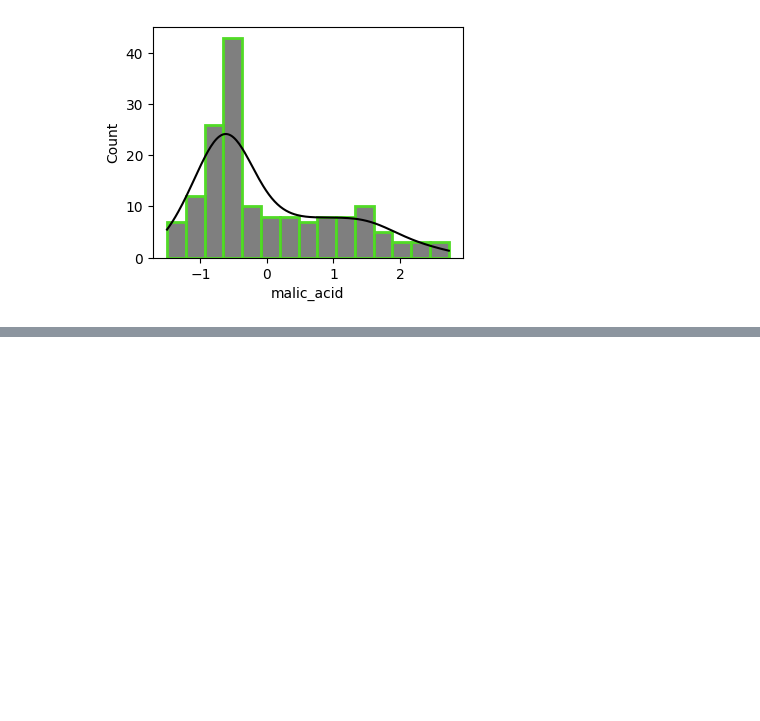
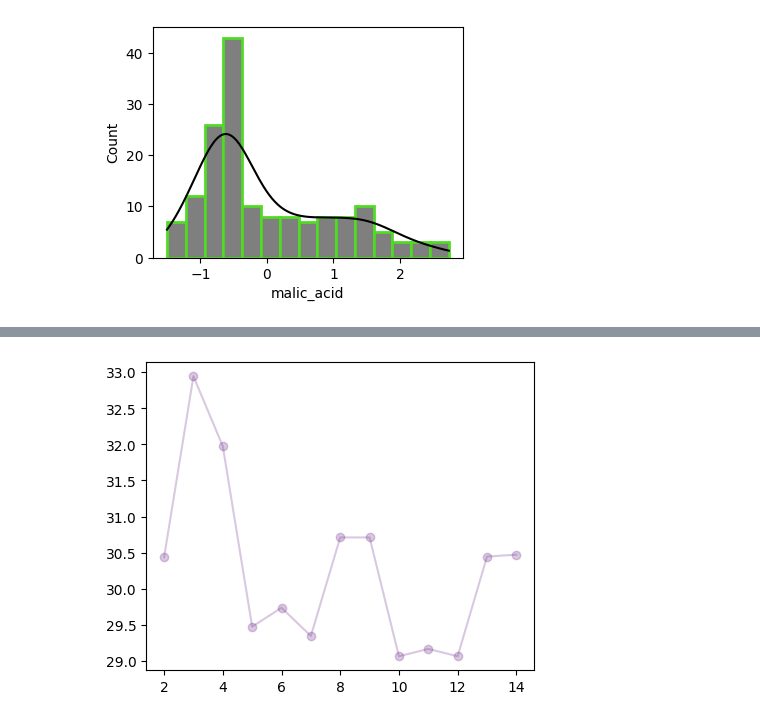
Before and after one commit to Md-Maruf-1727/Machine-Learning-Algorithms, a Jupyter notebook: Unsupervised/K Means Clustering/on wine dataset/code.ipynb, the cells around one changed output, grey strips where cells are left out. Saved outputs shown, nothing was run; the diff lists cells and outputs as text; code cells hidden in the pictures; blank space fills up the shorter version.

```diff
--- a/Unsupervised/K Means Clustering/on wine dataset/code.ipynb
+++ b/Unsupervised/K Means Clustering/on wine dataset/code.ipynb
@@ -343,0 +385,7 @@ plt.show()
+# %%
+wcss2 = []
+for k in range(2,15):
+    kmean2 = KMeans()
+    kmean2.fit(df[['alcohol', 'color_intensity']])
+    wcss2.append(kmean2.inertia_)
+wcss2
@@ -343,0 +406,6 @@ plt.show()
+# %%
+plt.figure(figsize=(5,4))
+plt.plot(range(2,15), wcss2, color="#74368f45", marker='o')
+plt.show()
+# %% [output]
+[figure, added]
```
Also changed, not shown: parts of 5 cells of this notebook.
